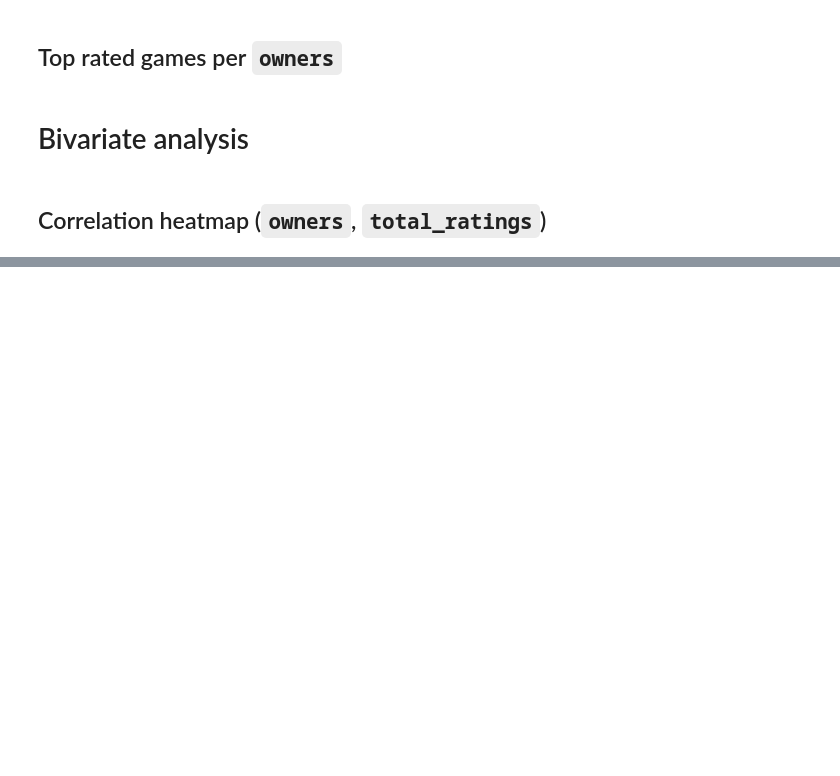
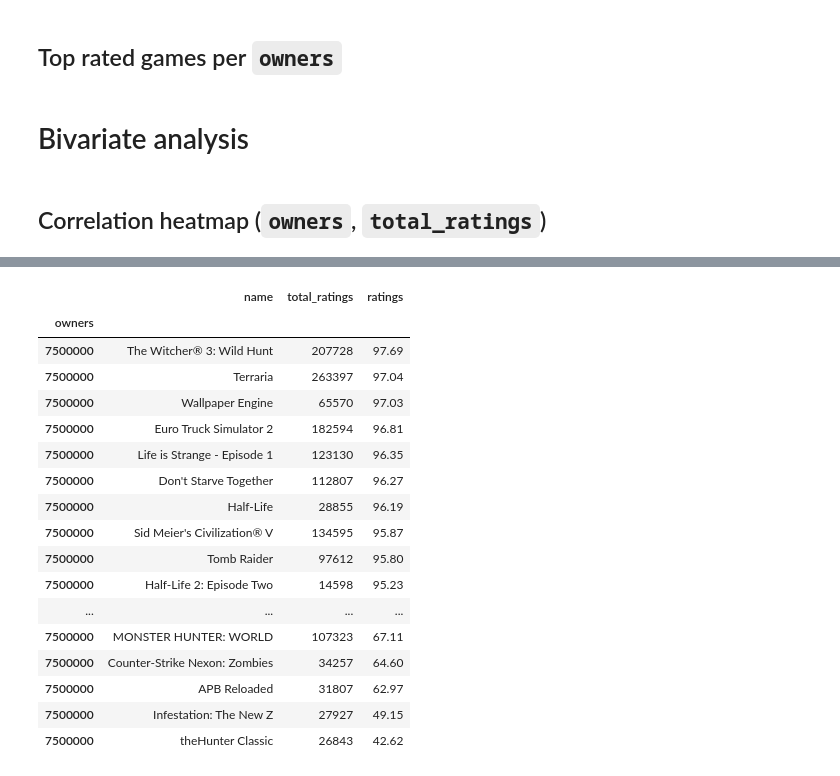
Before and after one commit to jamwung/eda-steam, a Jupyter notebook: steam_eda.ipynb, the cells around one changed output, grey strips where cells are left out. Saved outputs shown, nothing was run; the diff lists cells and outputs as text; code cells hidden in the pictures; blank space fills up the shorter version.

```diff
--- a/steam_eda.ipynb
+++ b/steam_eda.ipynb
@@ -802,0 +905,22 @@ Name: name, Length: 16772, dtype: int64
+# %%
+# Connoisseur
+h_rated_by_owners[4].sort_values(['ratings', 'total_ratings'], ascending=False)
+# %% [output]
+|  | name | total_ratings | ratings |
+| owners |  |  |  |
+| 7500000 | The Witcher® 3: Wild Hunt | 207728 | 97.69 |
+| 7500000 | Terraria | 263397 | 97.04 |
+| 7500000 | Wallpaper Engine | 65570 | 97.03 |
+| 7500000 | Euro Truck Simulator 2 | 182594 | 96.81 |
+| 7500000 | Life is Strange - Episode 1 | 123130 | 96.35 |
+| 7500000 | Don't Starve Together | 112807 | 96.27 |
+| 7500000 | Half-Life | 28855 | 96.19 |
+| 7500000 | Sid Meier's Civilization® V | 134595 | 95.87 |
+| 7500000 | Tomb Raider | 97612 | 95.80 |
+| 7500000 | Half-Life 2: Episode Two | 14598 | 95.23 |
+| ... | ... | ... | ... |
+| 7500000 | MONSTER HUNTER: WORLD | 107323 | 67.11 |
+| 7500000 | Counter-Strike Nexon: Zombies | 34257 | 64.60 |
+| 7500000 | APB Reloaded | 31807 | 62.97 |
+| 7500000 | Infestation: The New Z | 27927 | 49.15 |
+| 7500000 | theHunter Classic | 26843 | 42.62 |
```
Also changed, not shown: parts of 11 cells of this notebook.
